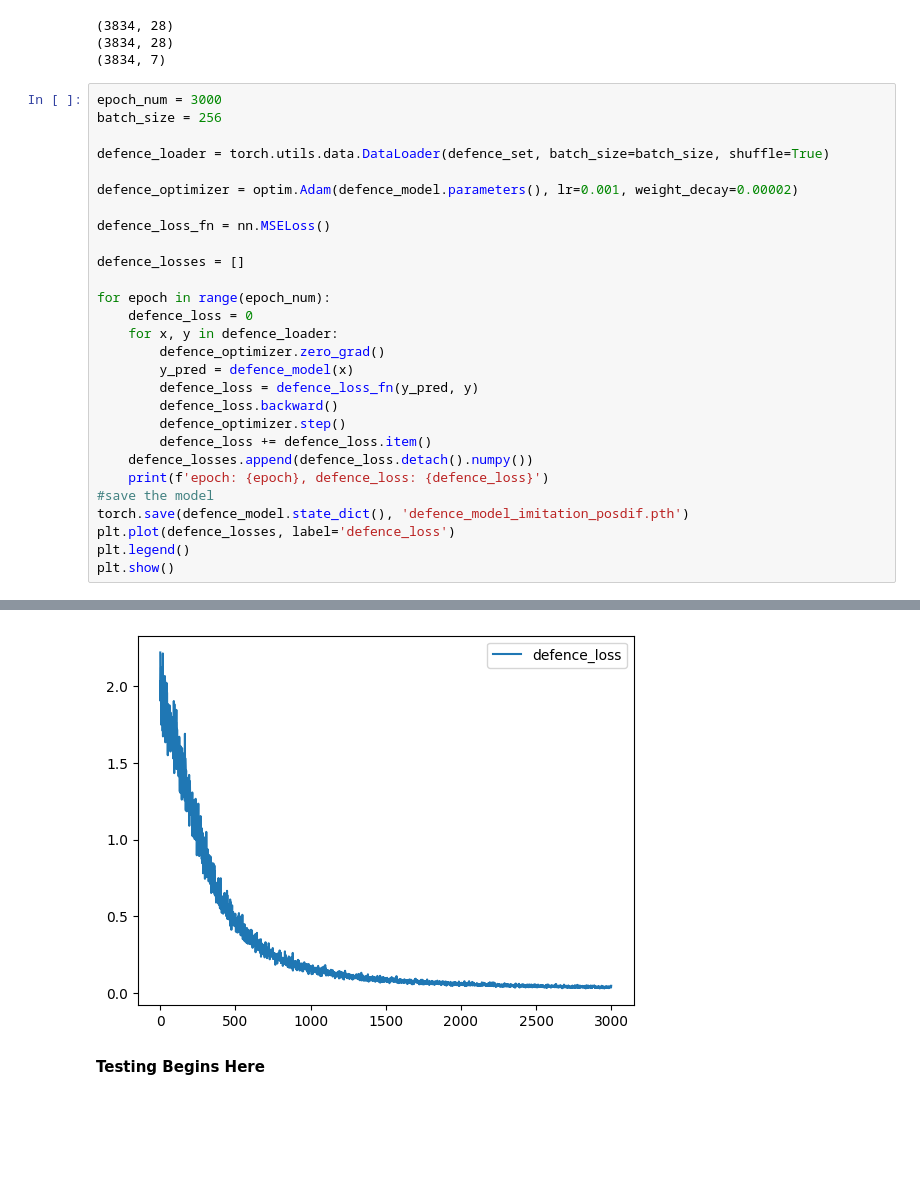
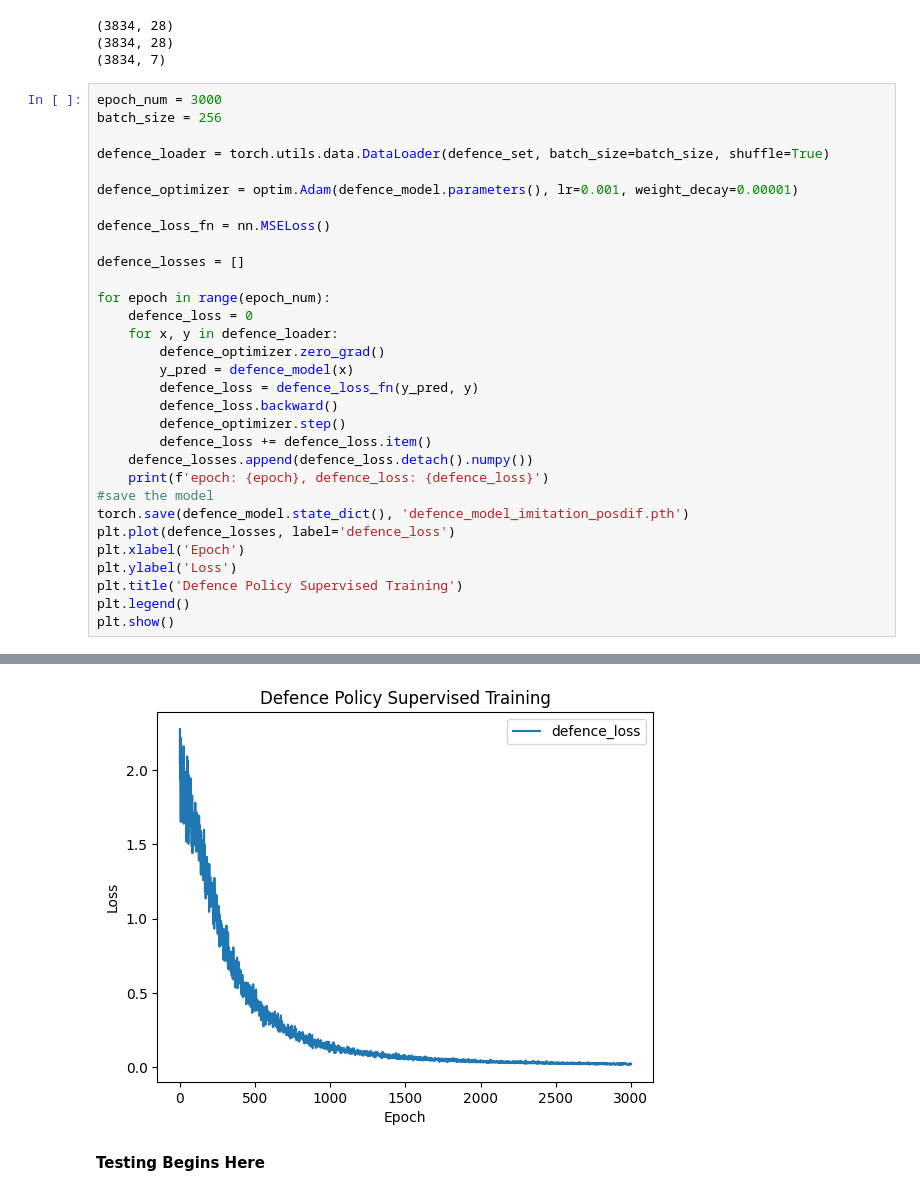
Before and after one commit to saiddonmez/Robotic-Arm-Sword-Fight-Project, a Jupyter notebook: attack_defence_agent.ipynb, the cells around one changed output, grey strips where cells are left out. Cells and saved outputs as stored; diff of their text form; blank space fills up the shorter version.

```diff
--- a/attack_defence_agent.ipynb
+++ b/attack_defence_agent.ipynb
@@ -83,7 +83,7 @@ batch_size = 256
 
 defence_loader = torch.utils.data.DataLoader(defence_set, batch_size=batch_size, shuffle=True)
 
-defence_optimizer = optim.Adam(defence_model.parameters(), lr=0.001, weight_decay=0.00002)
+defence_optimizer = optim.Adam(defence_model.parameters(), lr=0.001, weight_decay=0.00001)
 
 defence_loss_fn = nn.MSELoss()
 
@@ -103,6 +103,9 @@ for epoch in range(epoch_num):
 #save the model
 torch.save(defence_model.state_dict(), 'defence_model_imitation_posdif.pth')
 plt.plot(defence_losses, label='defence_loss')
+plt.xlabel('Epoch')
+plt.ylabel('Loss')
+plt.title('Defence Policy Supervised Training')
 plt.legend()
 plt.show()
 # %% [output]
@@ -126,3 +129,3 @@ epoch: 2999, defence_loss: 0.04525751248002052
-[figure, old version]
+[figure, new version]
 # %% [markdown]
 **Testing Begins Here**
```
Also changed, not shown: parts of 3 cells of this notebook, 3 other files.
